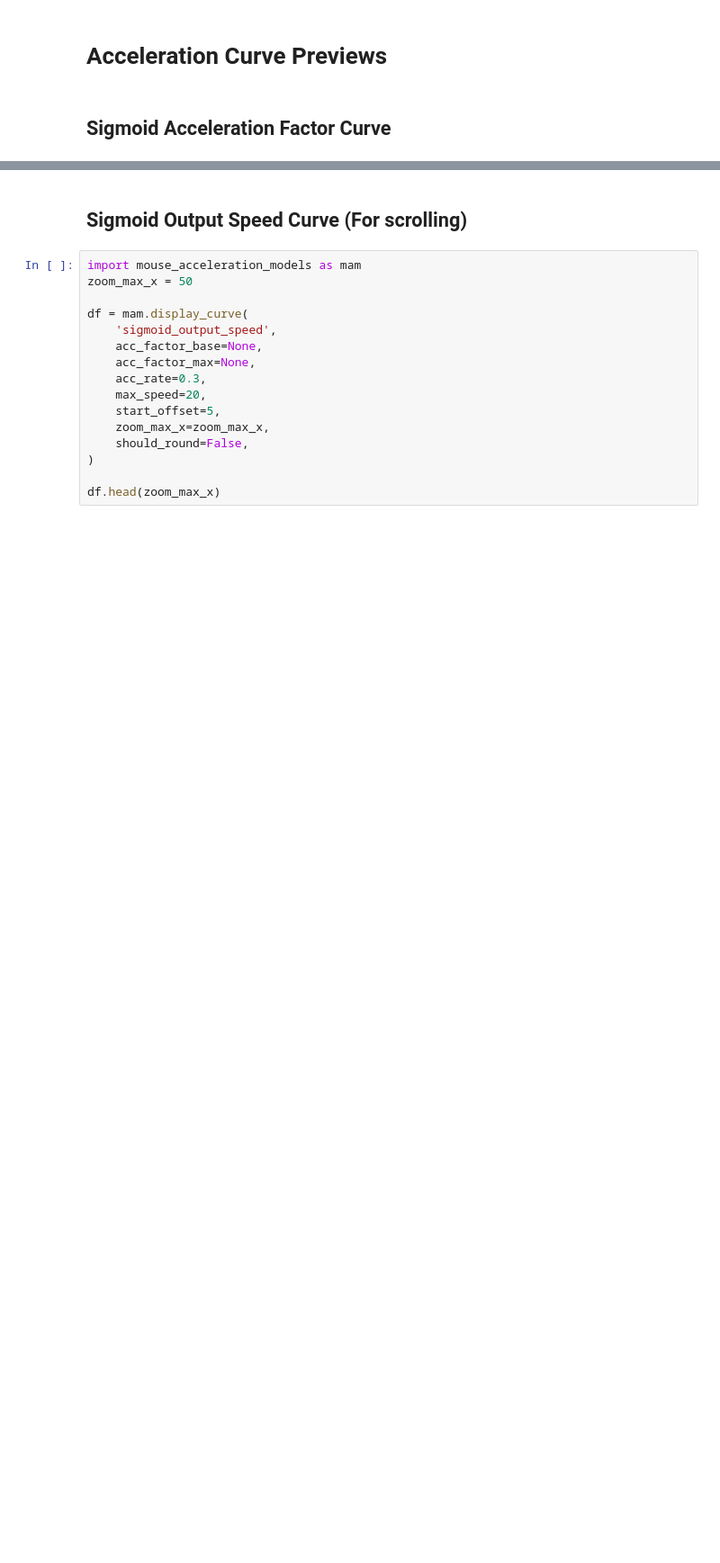
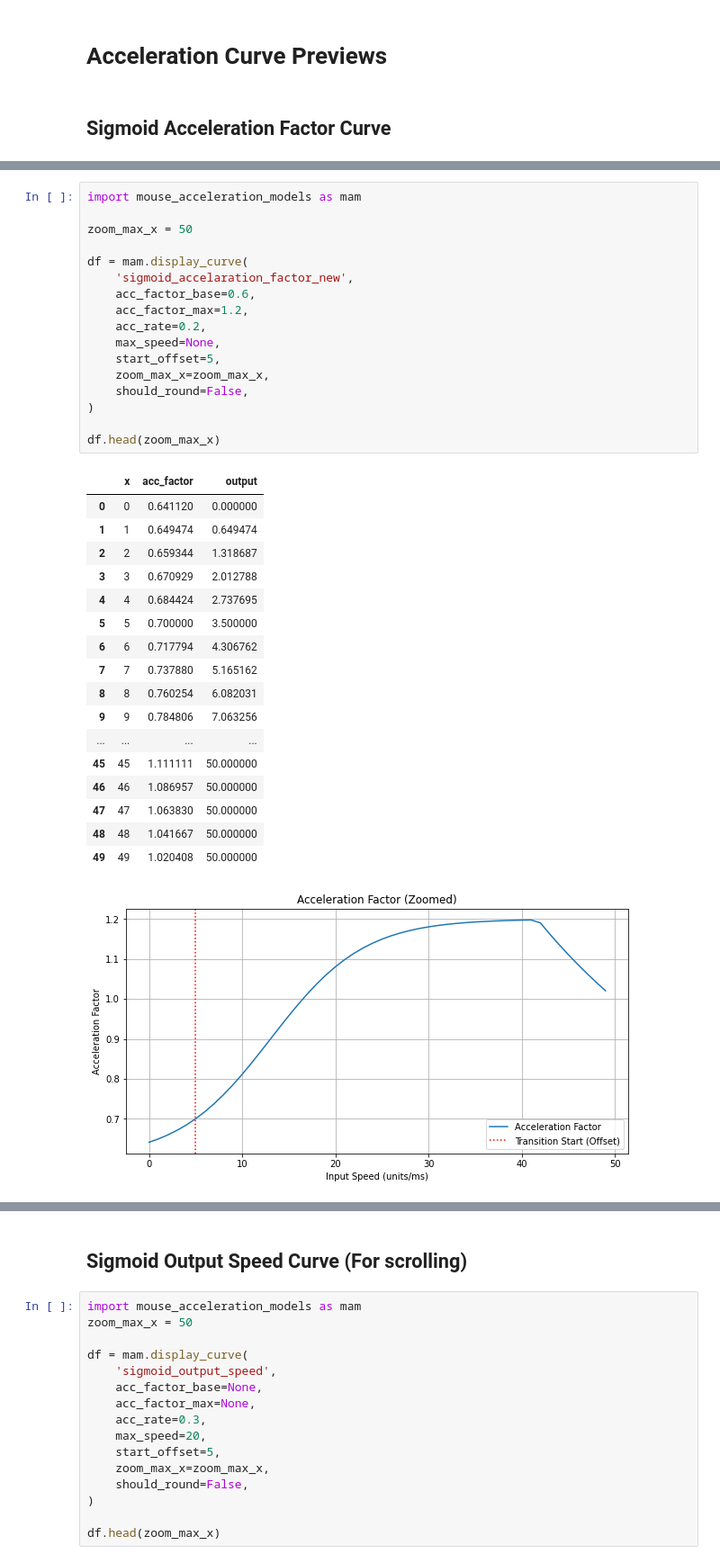
Before and after one commit to infused-kim/kb_zmk_ps2_mouse_trackpoint_driver, a Jupyter notebook: scripts/mouse_acceleration_models.ipynb, the cells around one changed output, grey strips where cells are left out. Shown at 90% size. Cells and saved outputs as stored; diff of their text form; blank space fills up the shorter version.

Commit message:
Experiment with new acceleration curves

```diff
--- a/scripts/mouse_acceleration_models.ipynb
+++ b/scripts/mouse_acceleration_models.ipynb
@@ -41,3 +41,39 @@ df.head(zoom_max_x)
 [figure]
 [figure]
 [figure]
+# %%
+import mouse_acceleration_models as mam
+
+zoom_max_x = 50
+
+df = mam.display_curve(
+    'sigmoid_accelaration_factor_new',
+    acc_factor_base=0.6,
+    acc_factor_max=1.2,
+    acc_rate=0.2,
+    max_speed=None,
+    start_offset=5,
+    zoom_max_x=zoom_max_x,
+    should_round=False,
+)
+
+df.head(zoom_max_x)
+# %% [output]
+|  | x | acc_factor | output |
+| 0 | 0 | 0.641120 | 0.000000 |
+| 1 | 1 | 0.649474 | 0.649474 |
+| 2 | 2 | 0.659344 | 1.318687 |
+| 3 | 3 | 0.670929 | 2.012788 |
+| 4 | 4 | 0.684424 | 2.737695 |
+| 5 | 5 | 0.700000 | 3.500000 |
+| 6 | 6 | 0.717794 | 4.306762 |
+| 7 | 7 | 0.737880 | 5.165162 |
+| 8 | 8 | 0.760254 | 6.082031 |
+| 9 | 9 | 0.784806 | 7.063256 |
+| ... | ... | ... | ... |
+| 45 | 45 | 1.111111 | 50.000000 |
+| 46 | 46 | 1.086957 | 50.000000 |
+| 47 | 47 | 1.063830 | 50.000000 |
+| 48 | 48 | 1.041667 | 50.000000 |
+| 49 | 49 | 1.020408 | 50.000000 |
+[figure, added]
```
Also changed, not shown: parts of 5 cells of this notebook, 1 other file.
